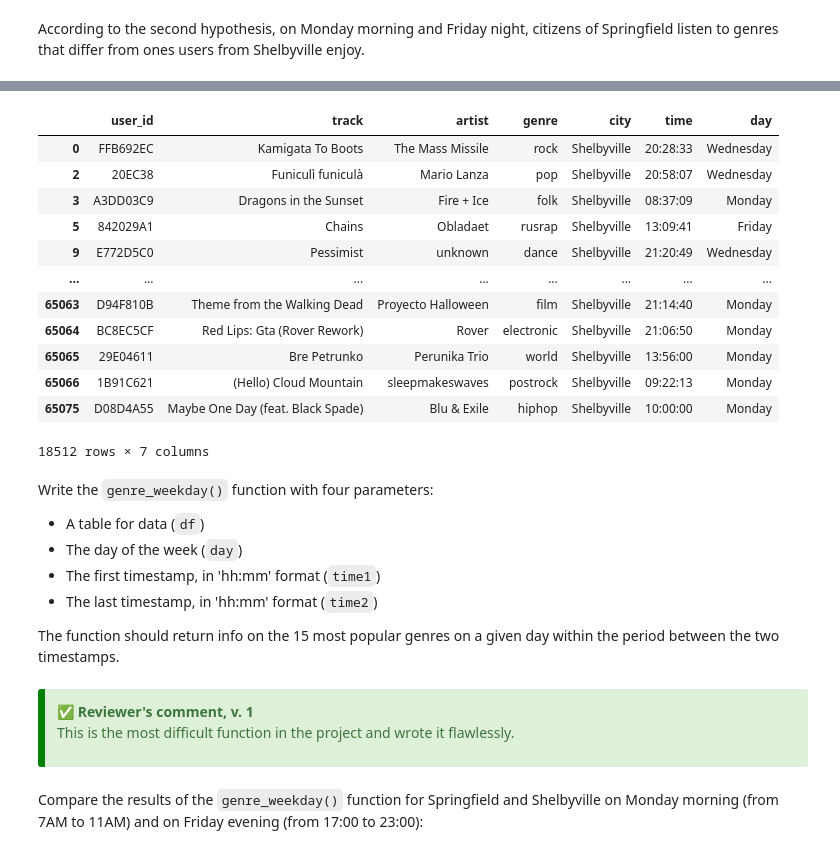
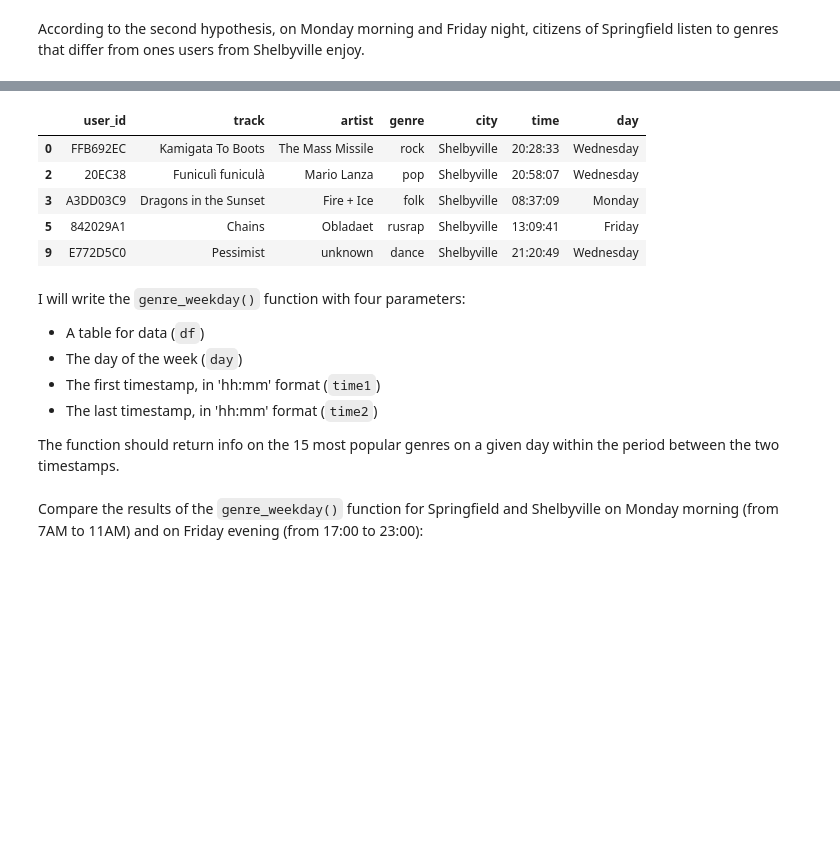
Before and after one commit to sinrabanse/Practicum_project_1, a Jupyter notebook: Practicum_project_1.ipynb, the cells around one changed output, grey strips where cells are left out. Cells and saved outputs as stored; diff of their text form; code cells hidden in the pictures; blank space fills up the shorter version.

```diff
--- a/Practicum_project_1.ipynb
+++ b/Practicum_project_1.ipynb
@@ -518,24 +504,17 @@ A more optimal way to check the contents of dataframes is using `head()`, `tail(
 # %%
 # create the shel_general from the df rows,
 # where the value in the 'city' column is 'Shelbyville'
 shel_general = df[df['city']=='Shelbyville']
-shel_general
+shel_general.head()
 # %% [output]
 |  | user_id | track | artist | genre | city | time | day |
 | 0 | FFB692EC | Kamigata To Boots | The Mass Missile | rock | Shelbyville | 20:28:33 | Wednesday |
 | 2 | 20EC38 | Funiculì funiculà | Mario Lanza | pop | Shelbyville | 20:58:07 | Wednesday |
 | 3 | A3DD03C9 | Dragons in the Sunset | Fire + Ice | folk | Shelbyville | 08:37:09 | Monday |
 | 5 | 842029A1 | Chains | Obladaet | rusrap | Shelbyville | 13:09:41 | Friday |
 | 9 | E772D5C0 | Pessimist | unknown | dance | Shelbyville | 21:20:49 | Wednesday |
-| ... | ... | ... | ... | ... | ... | ... | ... |
-| 65063 | D94F810B | Theme from the Walking Dead | Proyecto Halloween | film | Shelbyville | 21:14:40 | Monday |
-| 65064 | BC8EC5CF | Red Lips: Gta (Rover Rework) | Rover | electronic | Shelbyville | 21:06:50 | Monday |
-| 65065 | 29E04611 | Bre Petrunko | Perunika Trio | world | Shelbyville | 13:56:00 | Monday |
-| 65066 | 1B91C621 | (Hello) Cloud Mountain | sleepmakeswaves | postrock | Shelbyville | 09:22:13 | Monday |
-| 65075 | D08D4A55 | Maybe One Day (feat. Black Spade) | Blu & Exile | hiphop | Shelbyville | 10:00:00 | Monday |
-18512 rows × 7 columns
 # %% [markdown]
-Write the `genre_weekday()` function with four parameters:
+I will write the `genre_weekday()` function with four parameters:
 * A table for data (`df`)
 * The day of the week (`day`)
 * The first timestamp, in 'hh:mm' format (`time1`)
@@ -582,11 +543,6 @@ def genre_weekday(df, day, time1, time2):
 
     # we will return the Series object storing the 15 most popular genres on a given day in a given timeframe
     return genre_df_sorted[:15]
-# %% [markdown]
-<div class="alert alert-success"; style="border-left: 7px solid green">
-<b>✅ Reviewer's comment, v. 1</b>
-
-This is the most difficult function in the project and wrote it flawlessly.
 # %% [markdown]
 Compare the results of the `genre_weekday()` function for Springfield and Shelbyville on Monday morning (from 7AM to 11AM) and on Friday evening (from 17:00 to 23:00):
 # %%
```
Also changed, not shown: parts of 22 cells of this notebook.
